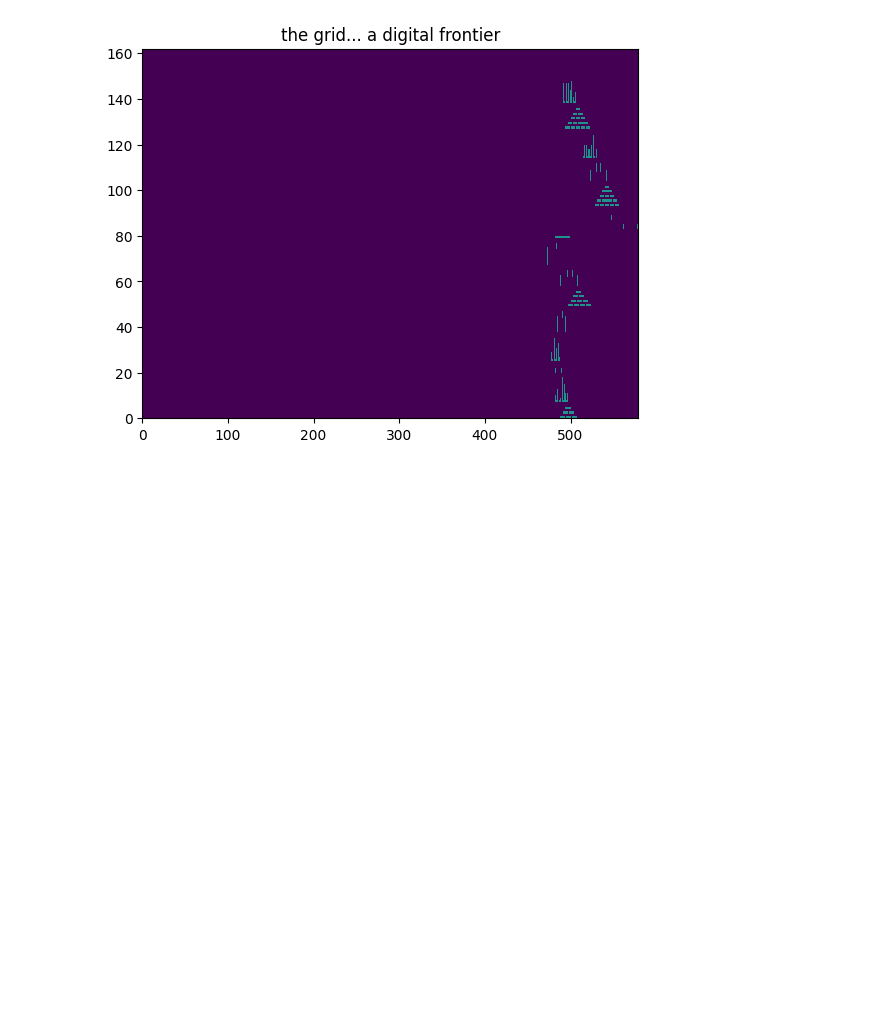
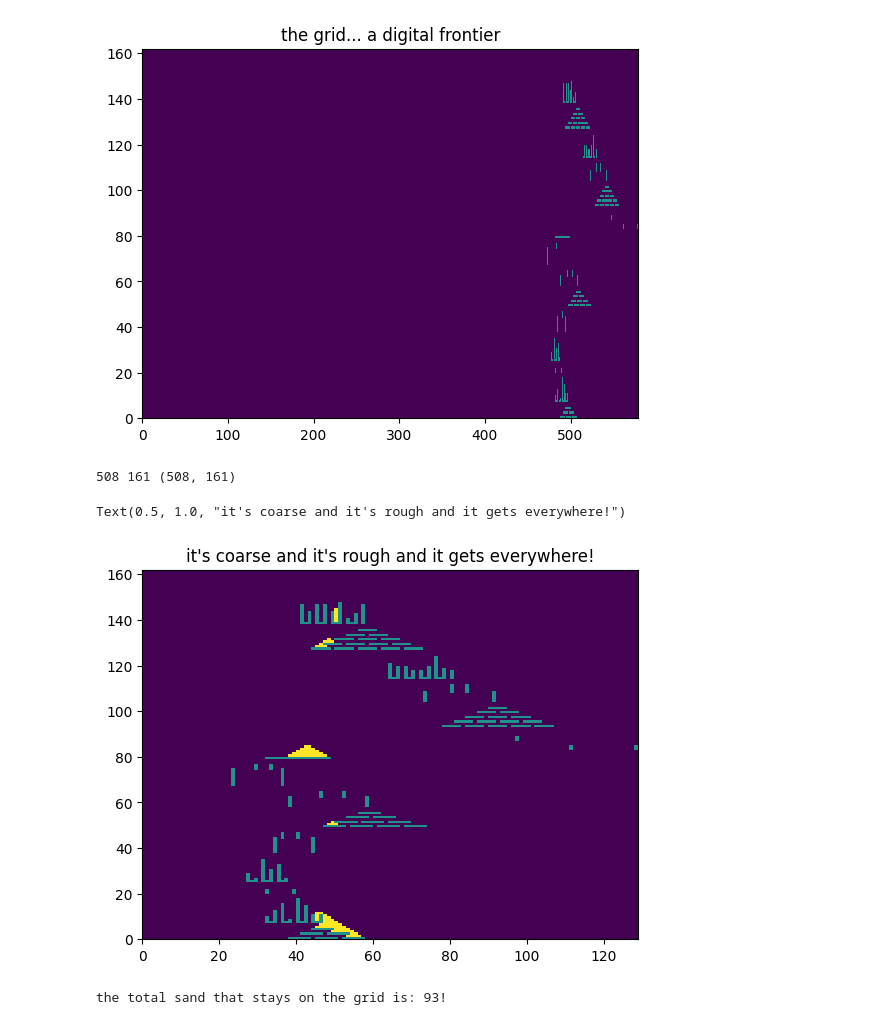
Before and after one commit to nouseforkeys/advent_of_code_22, a Jupyter notebook: day_14.ipynb, the cells around one changed output. Cells and saved outputs as stored; diff of their text form; code cells hidden in the pictures; blank space fills up the shorter version.

Commit message:
WIP - simulated sand but not getting the right answer yet

```diff
--- a/day_14.ipynb
+++ b/day_14.ipynb
@@ -83,3 +82,46 @@ ax.set_title('the grid... a digital frontier')
 # %% [output]
 Text(0.5, 1.0, 'the grid... a digital frontier')
 [figure]
+# %%
+# ok, now let's add sand!
+falling_sand = []
+
+continue_iterating = True
+while continue_iterating:
+    falling_sand.append((500, 0))
+    updated_sand = []
+    for grain in falling_sand:
+        x, y = coord_to_index(*grain)
+        try:
+            if grid[y + 1][x] == air:
+                updated_sand.append((x, y + 1))
+            elif grid[y + 1][x - 1] == air:
+                updated_sand.append((x - 1, y + 1))
+            elif grid[y + 1][x + 1] == air:
+                updated_sand.append((x + 1, y + 1))
+            else:
+                grid[y][x] = sand
+        except IndexError:
+            print(x, y, coord_to_index(x, y), )
+            continue_iterating = False
+            break
+    falling_sand = updated_sand
+# %% [output]
+508 161 (508, 161)
+# %%
+# the final state looks like...
+fig, ax = plt.subplots()
+# plot the grid in reverse to make things the right way up
+ax.pcolormesh(list(reversed([row[450:] for row in grid])))
+ax.set_title('it\'s coarse and it\'s rough and it gets everywhere!')
+# %% [output]
+Text(0.5, 1.0, "it's coarse and it's rough and it gets everywhere!")
+[figure, added]
+# %%
+total_static_sand = sum([
+    sum([material == sand for material in row]) for row in grid
+])
+
+print(f'the total sand that stays on the grid is: {total_static_sand}!')
+# %% [output]
+the total sand that stays on the grid is: 93!
```
Also changed, not shown: parts of 1 cell of this notebook.
